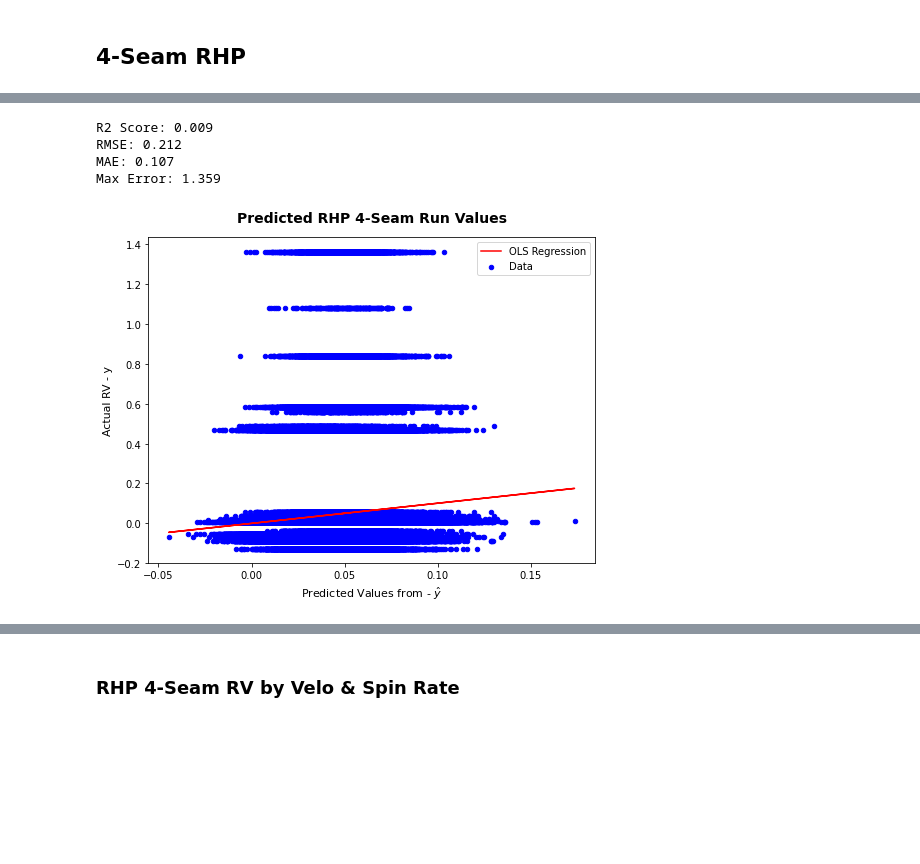
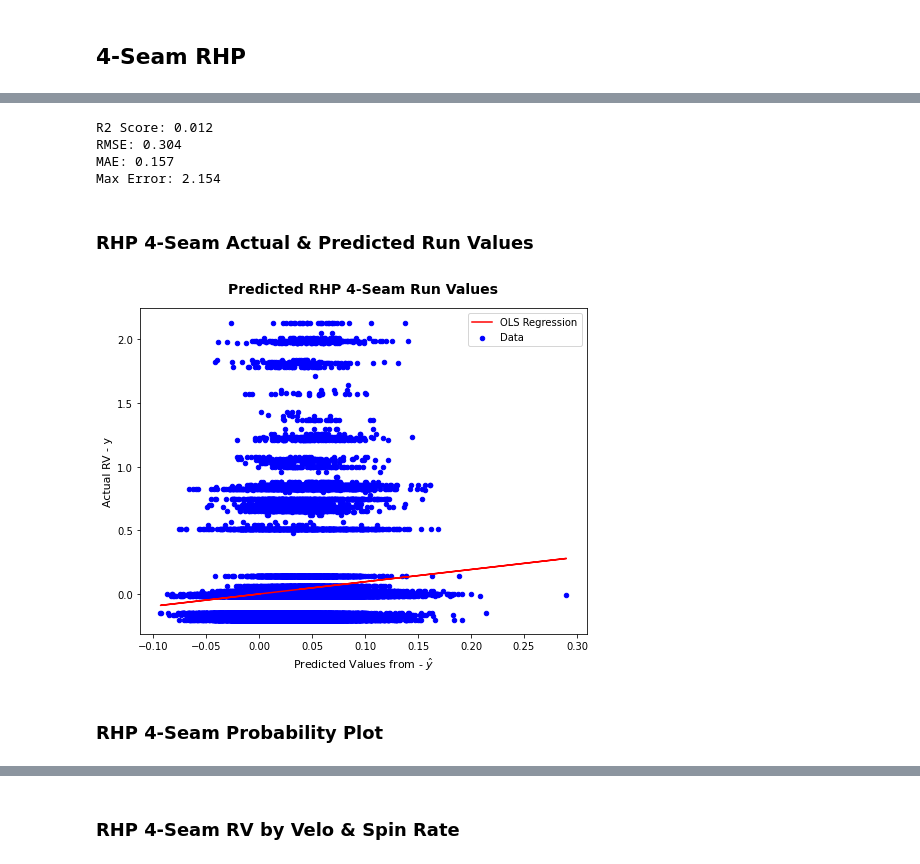
Before and after one commit to anthonyzurke/pitch-model, a Jupyter notebook: notebooks/model-pitch-quality-lr-Copy1.ipynb, the cells around one changed output, grey strips where cells are left out. Saved outputs shown, nothing was run; the diff lists cells and outputs as text; code cells hidden in the pictures; blank space fills up the shorter version.

```diff
--- a/notebooks/model-pitch-quality-lr-Copy1.ipynb
+++ b/notebooks/model-pitch-quality-lr-Copy1.ipynb
@@ -30,7 +30,7 @@ data.rename(columns = {'pfx_-x': 'pfx_x',
                        'plate_-x': 'plate_x',
                        'release_pos_-x': 'release_pos_x'},
             inplace = True)
-data['rv_rel_outs'] = round(data['rv_rel_outs'], 3)
+#data['rv_above_avg'] = round(data['rv_rel_outs'], 3)
 pd.set_option('max_columns', None)
 print(data.shape)
 data.head()
@@ -62,11 +62,10 @@ If a batted ball occurs, then this is used to calculate RAA:
 # %%
 features = data[['player_name', 'p_throws', 'pitch_type', 'velo', 'spin_rate',
                  'pfx_x', 'pfx_z', 'release_pos_x', 'release_pos_z', 'release_extension',
-                  'plate_x', 'plate_z', 'bauer_units', 'rv_rel_outs']]
+                  'plate_x', 'plate_z', 'rv_above_outs']]
 
-#'plate_x', 'plate_z',
-
-# rv_rel_outs
+# rv_above_outs
+# rv_above_avg
 
 # 'release_extension', 'stand'
 # %%
@@ -282,6 +280,6 @@ strong multicollinearity or other numerical problems.
 # %%
-X = features_ff_r.drop(columns = ['rv_rel_outs'])
-y = features_ff_r['rv_rel_outs']
+X = features_ff_r.drop(columns = ['rv_above_outs'])
+y = features_ff_r['rv_above_outs']
 
 X_train, X_test, y_train, y_test = train_test_split(X, y, random_state = 1)
 
@@ -297,20 +295,24 @@ print('RMSE:', round(np.sqrt(metrics.mean_squared_error(y_test, pred_ff_r)), 3))
 print('MAE:', round(metrics.mean_absolute_error(y_test, pred_ff_r), 3))
 print('Max Error:', round(metrics.max_error(y_test, pred_ff_r), 3))
 # %% [output]
-R2 Score: 0.009
-RMSE: 0.212
-MAE: 0.107
-Max Error: 1.359
+R2 Score: 0.012
+RMSE: 0.304
+MAE: 0.157
+Max Error: 2.154
+# %% [markdown]
+### RHP 4-Seam Actual & Predicted Run Values
 # %%
 plt.figure(figsize = (8, 6))
 
-plt.scatter(pred, y, s = 20, c = 'b', marker = 'o', label = 'Data')
-plt.plot(pred, np.poly1d(np.polyfit(pred, y, 1))(pred), c = 'r', label = 'OLS Regression')
+plt.scatter(pred_ff_r, y_test, s = 20, c = 'b', marker = 'o', label = 'Data')
+plt.plot(pred_ff_r, np.poly1d(np.polyfit(pred_ff_r, y_test, 1))(pred_ff_r), c = 'r', label = 'OLS Regression')
 plt.legend()
 plt.xlabel('Predicted Values from - $\hat{y}$', fontsize = 11), plt.ylabel('Actual RV - y', fontsize = 11)
 plt.title('Predicted RHP 4-Seam Run Values', fontsize = 14, fontweight = 'bold', pad = 15);
 # %% [output]
-[figure, old version]
+[figure, new version]
+# %% [markdown]
+### RHP 4-Seam Probability Plot
 # %%
 sm.qqplot(residuals_ff_r, line = '45', fit = True)
 plt.ylabel('Standardized Residuals', fontsize = 11)
```
Also changed, not shown: parts of 39 cells of this notebook, 10 other files.
